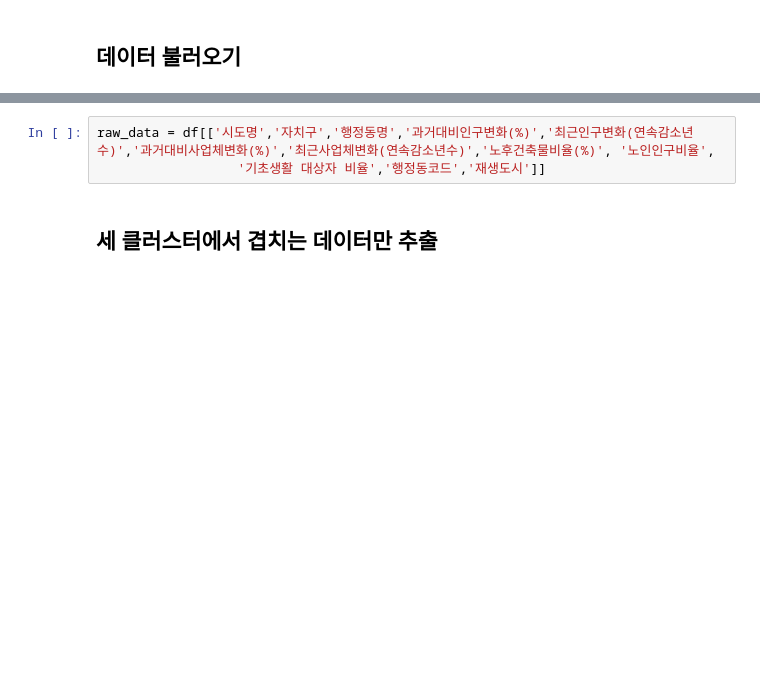
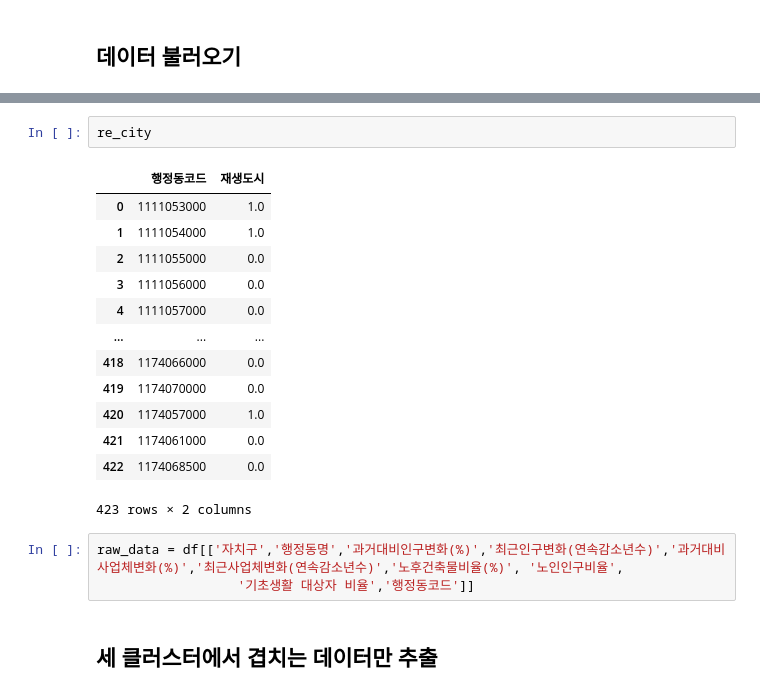
Before and after one commit to minzzing/giteuk_plus, a Jupyter notebook: Model_code/final_target.ipynb, the cells around one changed output, grey strips where cells are left out. Cells and saved outputs as stored; diff of their text form; blank space fills up the shorter version.

```diff
--- a/Model_code/final_target.ipynb
+++ b/Model_code/final_target.ipynb
@@ -73,6 +73,22 @@ gmm
+# %%
+re_city
+# %% [output]
+|  | 행정동코드 | 재생도시 |
+| 0 | 1111053000 | 1.0 |
+| 1 | 1111054000 | 1.0 |
+| 2 | 1111055000 | 0.0 |
+| 3 | 1111056000 | 0.0 |
+| 4 | 1111057000 | 0.0 |
+| ... | ... | ... |
+| 418 | 1174066000 | 0.0 |
+| 419 | 1174070000 | 0.0 |
+| 420 | 1174057000 | 1.0 |
+| 421 | 1174061000 | 0.0 |
+| 422 | 1174068500 | 0.0 |
+423 rows × 2 columns
 # %%
-raw_data = df[['시도명','자치구','행정동명','과거대비인구변화(%)','최근인구변화(연속감소년수)','과거대비사업체변화(%)','최근사업체변화(연속감소년수)','노후건축물비율(%)', '노인인구비율',
-                  '기초생활 대상자 비율','행정동코드','재생도시']]
+raw_data = df[['자치구','행정동명','과거대비인구변화(%)','최근인구변화(연속감소년수)','과거대비사업체변화(%)','최근사업체변화(연속감소년수)','노후건축물비율(%)', '노인인구비율',
+                  '기초생활 대상자 비율','행정동코드']]
 # %% [markdown]
 ## 세 클러스터에서 겹치는 데이터만 추출
 # %%
```
Also changed, not shown: parts of 16 cells of this notebook.
